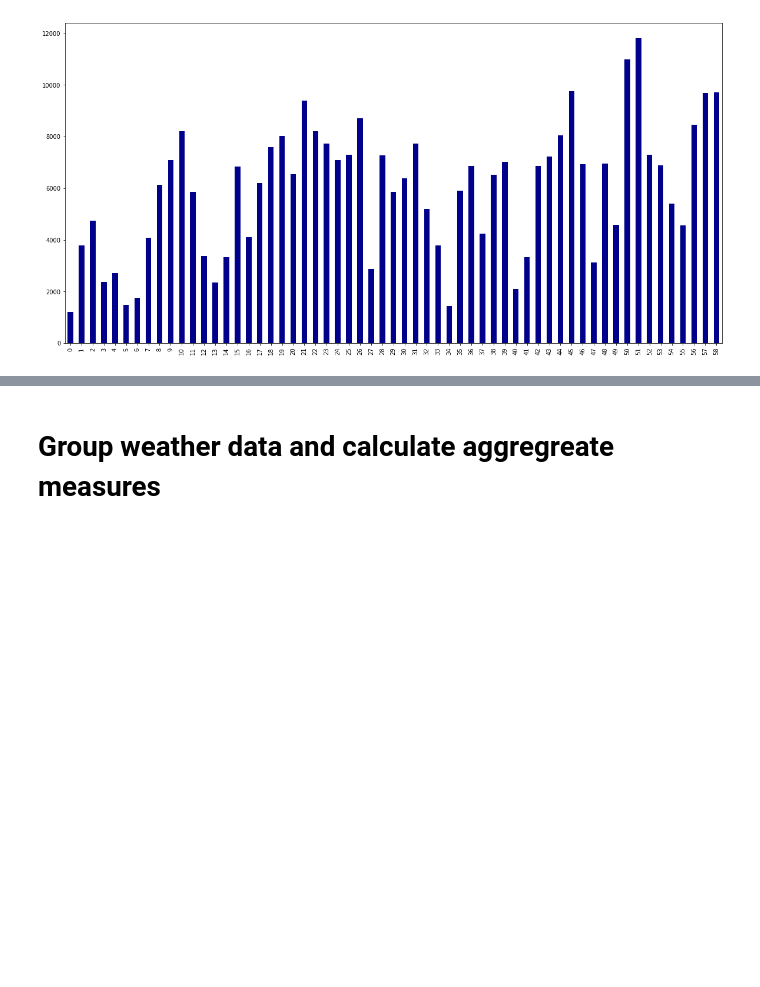
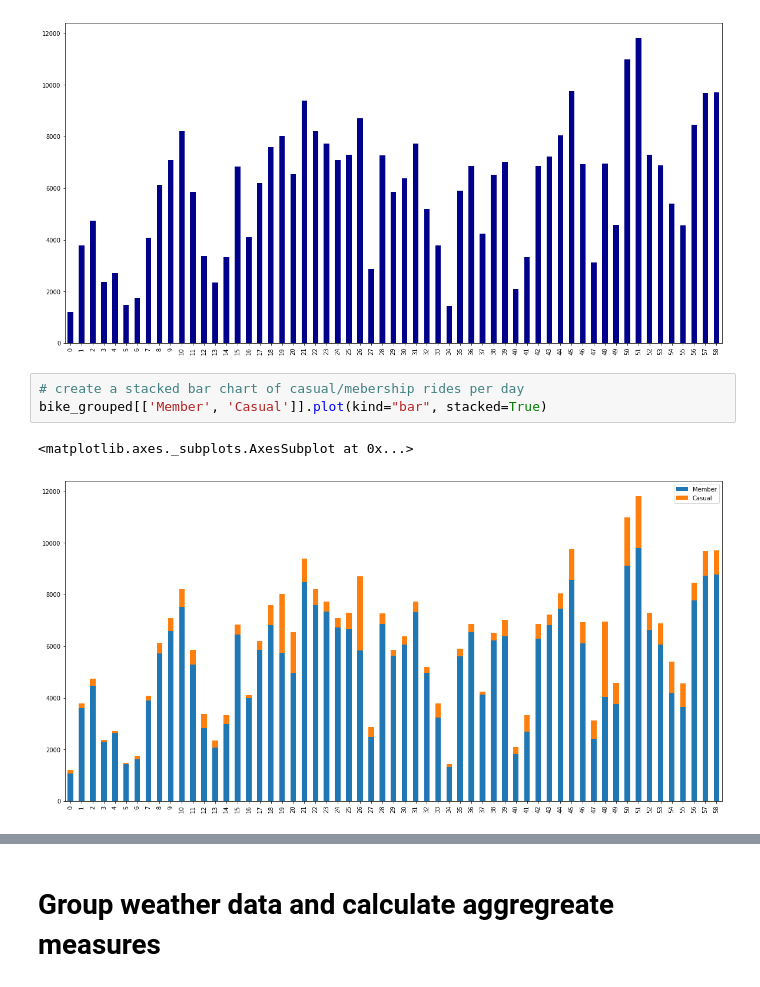
Before and after one commit to CurtLH/dSci-Projects, a Jupyter notebook: p17_bikeshare/merge_bikeshare_and_weather_data.ipynb, the cells around one changed output, grey strips where cells are left out. Drawn from its saved outputs; the diff is of its cells as text; blank space fills up the shorter version.

Commit message:
Add additional visualizations

```diff
--- a/p17_bikeshare/merge_bikeshare_and_weather_data.ipynb
+++ b/p17_bikeshare/merge_bikeshare_and_weather_data.ipynb
@@ -138,3 +144,9 @@ bike_grouped['num_rides'].plot(kind="bar", color="DarkBlue")
 # %% [output]
 <matplotlib.axes._subplots.AxesSubplot at 0x...>
 [figure]
+# %%
+# create a stacked bar chart of casual/mebership rides per day
+bike_grouped[['Member', 'Casual']].plot(kind="bar", stacked=True)
+# %% [output]
+<matplotlib.axes._subplots.AxesSubplot at 0x...>
+[figure, added]
```
Also changed, not shown: parts of 7 cells of this notebook.
